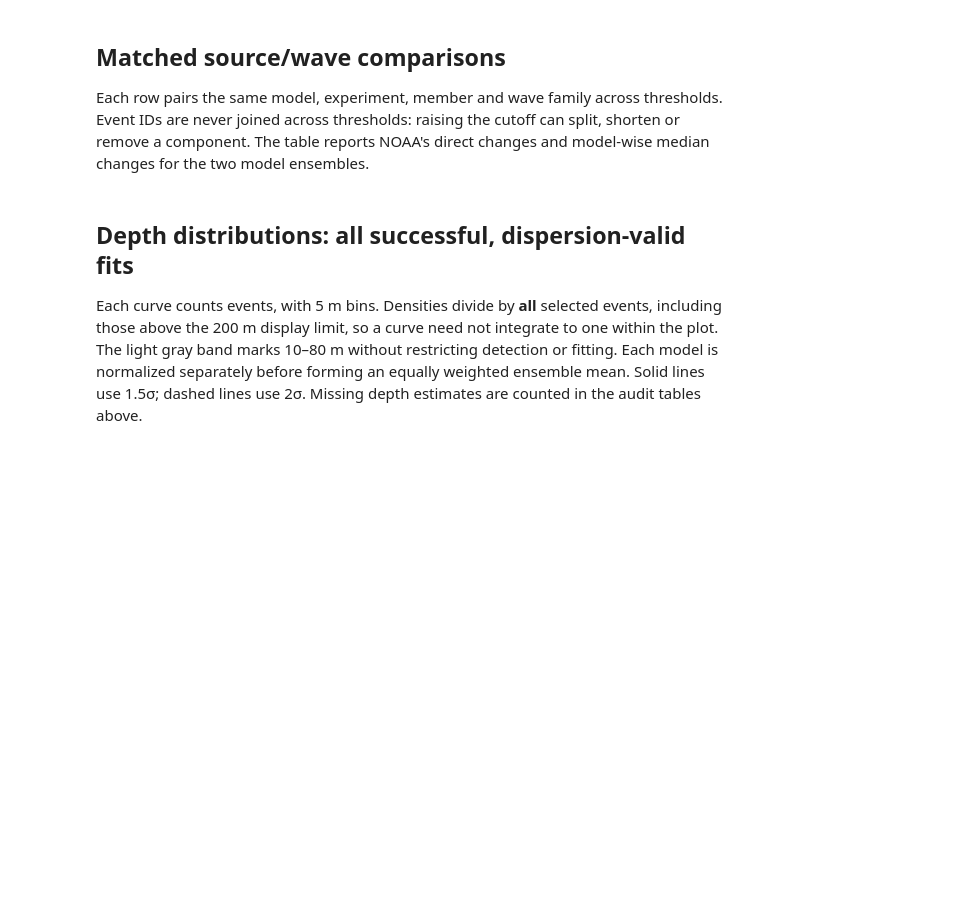
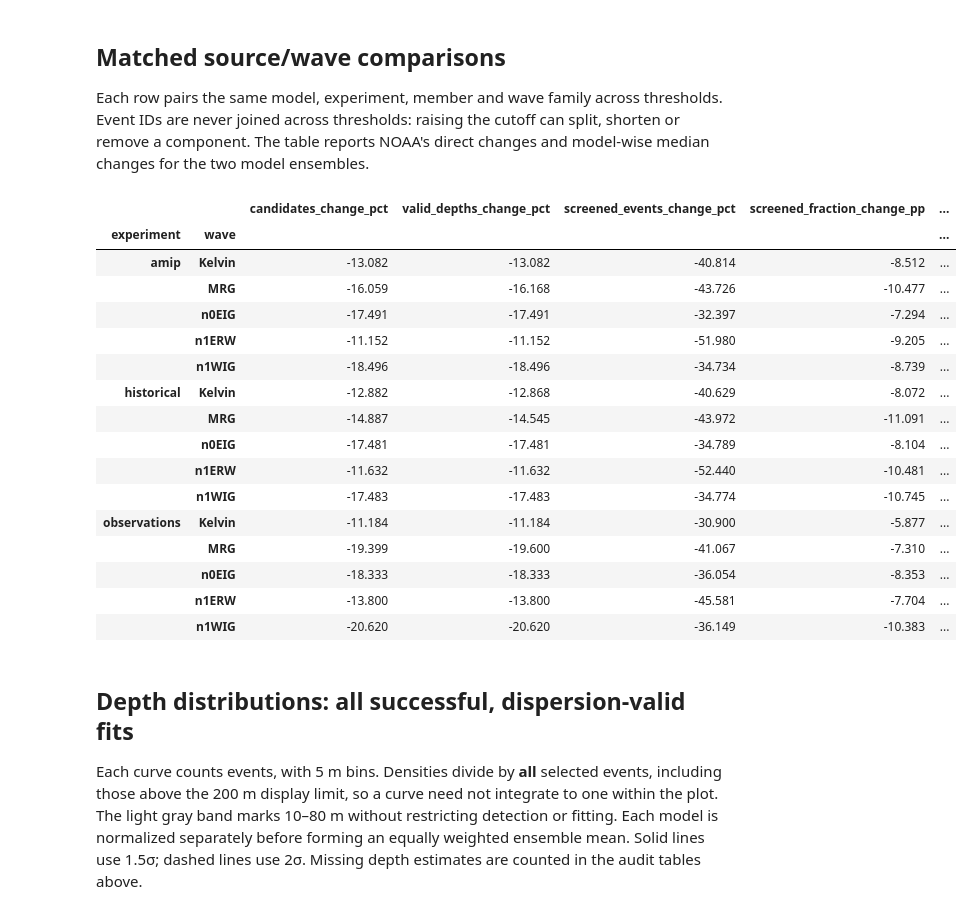
Before and after one commit to pedroanguloumana/cmip6_equiv_depth_distributions, a Jupyter notebook: notebooks/codex_event_threshold_comparison.ipynb, the cells around one changed output. Drawn from its saved outputs; the diff is of its cells as text; code cells hidden in the pictures; blank space fills up the shorter version.

Commit message:
Complete two-sigma event depth comparison

```diff
--- a/notebooks/codex_event_threshold_comparison.ipynb
+++ b/notebooks/codex_event_threshold_comparison.ipynb
@@ -61,15 +86,34 @@ changes and model-wise median changes for the two model ensembles.
 # %%
 baseline = summary.loc[summary.detection_sigma.eq(1.5)].set_index(KEYS)
 stronger = summary.loc[summary.detection_sigma.eq(2.)].set_index(KEYS).reindex(baseline.index)
 assert len(baseline) == len(stronger) == 300
 paired = pd.DataFrame(index=baseline.index)
 for column in ["candidates", "valid_depths", "screened_events"]:
     paired[column + "_change_pct"] = 100 * (stronger[column] / baseline[column].replace(0, np.nan) - 1)
 paired["screened_fraction_change_pp"] = 100 * (stronger.screened_fraction - baseline.screened_fraction)
 paired["median_r2_change"] = stronger.median_fit_r2 - baseline.median_fit_r2
 paired["median_temporal_cycles_change"] = stronger.median_temporal_cycles - baseline.median_temporal_cycles
 paired["valid_h_median_change_m"] = stronger.valid_h_median_m - baseline.valid_h_median_m
+paired["valid_h_iqr_change_m"] = (stronger.valid_h_p75_m - stronger.valid_h_p25_m) - (baseline.valid_h_p75_m - baseline.valid_h_p25_m)
 display(paired.groupby(["experiment", "wave"]).median().round(3))
+# %% [output]
+|  |  | candidates_change_pct | valid_depths_change_pct | screened_events_change_pct | screened_fraction_change_pp | ... |
+| experiment | wave |  |  |  |  | ... |
+| amip | Kelvin | -13.082 | -13.082 | -40.814 | -8.512 | ... |
+|  | MRG | -16.059 | -16.168 | -43.726 | -10.477 | ... |
+|  | n0EIG | -17.491 | -17.491 | -32.397 | -7.294 | ... |
+|  | n1ERW | -11.152 | -11.152 | -51.980 | -9.205 | ... |
+|  | n1WIG | -18.496 | -18.496 | -34.734 | -8.739 | ... |
+| historical | Kelvin | -12.882 | -12.868 | -40.629 | -8.072 | ... |
+|  | MRG | -14.887 | -14.545 | -43.972 | -11.091 | ... |
+|  | n0EIG | -17.481 | -17.481 | -34.789 | -8.104 | ... |
+|  | n1ERW | -11.632 | -11.632 | -52.440 | -10.481 | ... |
+|  | n1WIG | -17.483 | -17.483 | -34.774 | -10.745 | ... |
+| observations | Kelvin | -11.184 | -11.184 | -30.900 | -5.877 | ... |
+|  | MRG | -19.399 | -19.600 | -41.067 | -7.310 | ... |
+|  | n0EIG | -18.333 | -18.333 | -36.054 | -8.353 | ... |
+|  | n1ERW | -13.800 | -13.800 | -45.581 | -7.704 | ... |
+|  | n1WIG | -20.620 | -20.620 | -36.149 | -10.383 | ... |
 # %% [markdown]
 ## Depth distributions: all successful, dispersion-valid fits
 
```
Also changed, not shown: parts of 6 cells of this notebook, 2 other files.
